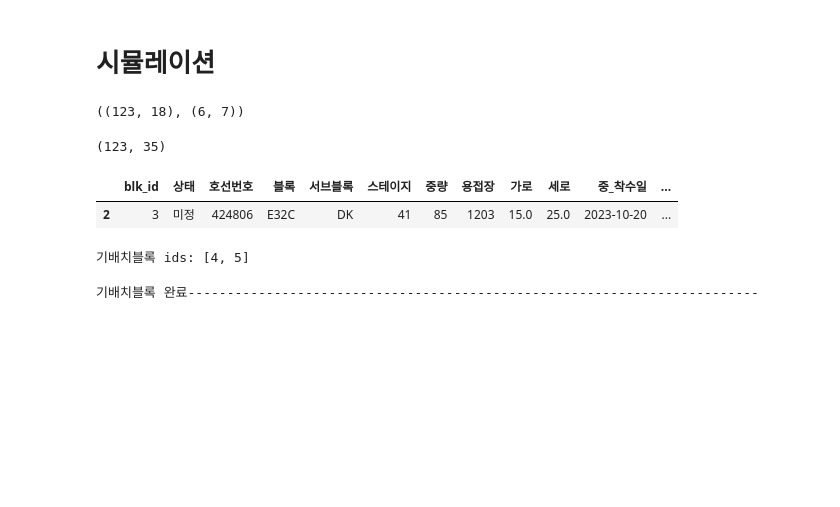
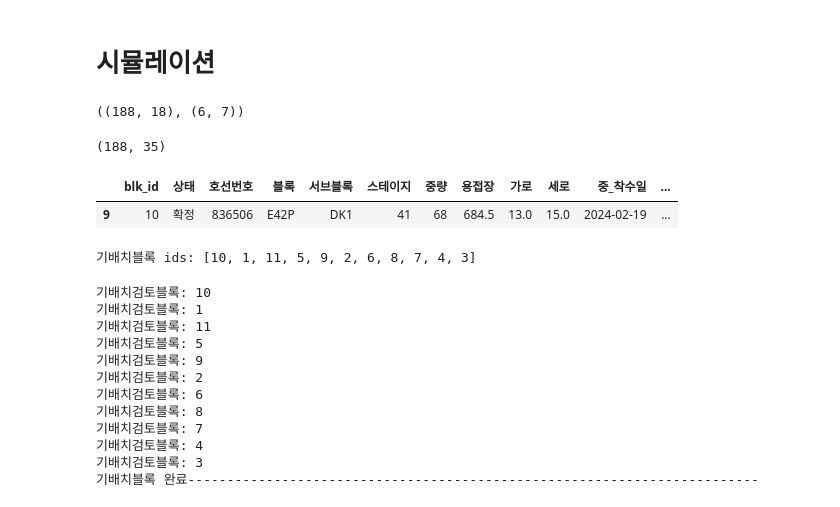
Before and after one commit to kstyle2198/optimus, a Jupyter notebook: 프로토타입8-2.ipynb, the cells around one changed output. Saved outputs shown, nothing was run; the diff lists cells and outputs as text; code cells hidden in the pictures; blank space fills up the shorter version.

```diff
--- a/프로토타입8-2.ipynb
+++ b/프로토타입8-2.ipynb
@@ -102,9 +101,13 @@ def 최소착수요구일구하기(납기, 공기):
     result = pd.to_datetime(납기) - timedelta(days=int(공기))
     return result.date()
 
-def 최선조기착수일구하기(최소착수요구일):
+# def 최선조기착수일구하기(최소착수요구일):
+#     global 조기착수한계일수
+#     return pd.to_datetime(최소착수요구일) - timedelta(days=int(조기착수한계일수))
+
+def 최선조기착수일구하기(중_착수일):
     global 조기착수한계일수
-    return pd.to_datetime(최소착수요구일) - timedelta(days=int(조기착수한계일수))
+    return pd.to_datetime(중_착수일) - timedelta(days=int(조기착수한계일수))
 
 @unpack_df_columns
 def E32C세로길이조정하기(블록, 세로):   # E32C 블록은 안전통로 일부 침범하여 세로 배치가능한 점 고려
@@ -131,7 +134,7 @@ def 블록데이터전처리(블록원데이터):
     블록데이터["계획공기"] = 블록데이터[["블록종류", "표준공기"]].apply(계획공기구하기, axis=1)
     블록데이터["반출일"] = 블록데이터["중_완료일"].apply(반출일구하기)
     블록데이터["최소착수요구일"] = 블록데이터[["반출일", "계획공기"]].apply(최소착수요구일구하기, axis=1)
-    블록데이터["최선조기착수일"] = 블록데이터["최소착수요구일"].apply(최선조기착수일구하기)
+    블록데이터["최선조기착수일"] = 블록데이터["중_착수일"].apply(최선조기착수일구하기)
 
     블록데이터["날짜순서"] = 블록데이터["최소착수요구일"].rank()
     블록데이터["공기순서"] = 블록데이터["표준공기"].rank(ascending=False)
@@ -540,6 +543,9 @@ def create_레이아웃달력(시작년:int, 시작월:int, 시작일: int, 종
 def update_레이아웃달력(레이아웃달력, 정반명, blk_id, 정반데이터, 블록데이터, 조기착수금지일, thresh, 후퇴배수):
 
     최소착수요구일 = 블록데이터[블록데이터["blk_id"]==blk_id]["최소착수요구일"].values[0]
+    최선조기착수일 = 블록데이터[블록데이터["blk_id"]==blk_id]["최선조기착수일"].values[0]
+
+
     계획공기 = int(블록데이터[블록데이터["blk_id"]==blk_id]["계획공기"].values[0])
     블록사이즈 = 블록데이터[블록데이터["blk_id"]==blk_id]["사이즈"].values[0]
     정반사이즈 = 정반데이터[정반데이터["정반명"]==정반명]["사이즈"].values[0]
@@ -548,9 +554,12 @@ def update_레이아웃달력(레이아웃달력, 정반명, blk_id, 정반데
     최선배치일 = ""
 
     날짜리스트 = [d.strftime("%Y-%m-%d") for d in 레이아웃달력.index]
-    start_date = 최소착수요구일
-    min_start_date = start_date - timedelta(days=조기착수금지일)
 
+    start_date = np.datetime_as_string(최선조기착수일, unit='D')
+    start_date = datetime.strptime(start_date, '%Y-%m-%d')
+    start_date = start_date.date()
+
+    min_start_date = start_date #start_date - timedelta(days=0)
     end_date = min_start_date + timedelta(days=계획공기)
     min_start_date= min_start_date.strftime('%Y-%m-%d')
     end_date = end_date.strftime('%Y-%m-%d')
@@ -633,9 +642,9 @@ def find_earlier(data):
 # %% [markdown]
 # 시뮬레이션
 # %%
-data_num = "_real2"
-착수일가중치, 공기가중치, 크기가중치 = 0.09, 0.01, 0.05
-조기착수금지, 블록간격, 후퇴계수 = 8, 0, 10
+data_num = "_real3"
+착수일가중치, 공기가중치, 크기가중치 = 0.9, 0.01, 0.05
+조기착수금지, 블록간격, 후퇴계수 = 7, 0, 15
 
 블록원데이터 = pd.read_excel(f"D:/공정최적화/data/data{data_num}.xlsx", sheet_name="블록데이터")
 정반원데이터 = pd.read_excel(f"D:/공정최적화/data/data{data_num}.xlsx", sheet_name="정반데이터")
@@ -647,12 +656,12 @@ data_num = "_real2"
 정반데이터 = 정반데이터전처리(정반원데이터)
 
 # 블록데이터 = 블록데이터[블록데이터["PAIR_TARGET"]=="PAIR"]  ## PAIR만 검토
-검토개수 = 123
+검토개수 = 188
 블록데이터 = 블록데이터.iloc[:검토개수,:]
 블록데이터.shape
 블록데이터.head(1)
 # -----------------------------------------------------------------------------------------
-시작년, 시작월, 시작일, 종료년, 종료월 = 2023, 10, 1, 2024, 4
+시작년, 시작월, 시작일, 종료년, 종료월 = 2024, 2, 1, 2024, 5
 레이아웃달력 = create_레이아웃달력(시작년, 시작월, 시작일, 종료년, 종료월, 정반데이터)
 #-------------------------------------------------------------------------------------------------------------
 for _ in tqdm(range(1)):
@@ -662,6 +671,7 @@ for _ in tqdm(range(1)):
     print(f"기배치블록 ids: {기배치블록리스트}")
     for _ in tqdm(range(len(기배치블록리스트))):
         target_block = 기배치블록리스트[0]
+        print(f"기배치검토블록: {target_block}")
         정반명 = 블록데이터[블록데이터["blk_id"]==target_block]["정반명"].values[0]
         레이아웃달력, 최선정반, 최선배치일 = update_레이아웃달력_기배치블록(레이아웃달력, 정반명, target_block, 정반데이터, 블록데이터, 0, 1)
         기배치블록리스트.remove(target_block)
@@ -680,13 +690,14 @@ for _ in tqdm(range(1)):
         target_block = 블록리스트[0]
         블록 = 블록데이터[블록데이터["blk_id"]==target_block]["블록"].values[0]
         블록종류 = 블록데이터[블록데이터["blk_id"]==target_block]["블록종류"].values[0]
+        중_착수일 = 블록데이터[블록데이터["blk_id"]==target_block]["중_착수일"].values[0]
         최선조기착수일 = 블록데이터[블록데이터["blk_id"]==target_block]["최선조기착수일"].values[0]
         최소착수요구일 = 블록데이터[블록데이터["blk_id"]==target_block]["최소착수요구일"].values[0]
         반출일 = 블록데이터[블록데이터["blk_id"]==target_block]["반출일"].values[0]
         PAIR_TARGET = 블록데이터[블록데이터["blk_id"]==target_block]["PAIR_TARGET"].values[0]
         PAIR_ID = 블록데이터[블록데이터["blk_id"]==target_block]["PAIR_ID"].values[0]
         print()
-        print(f"***** 검토대상: {target_block}-{블록}-{블록종류} | 최선조기착수일: {np.datetime_as_string(최선조기착수일, unit='D')}  최소착수요구일:{최소착수요구일}, 반출일:{np.datetime_as_string(반출일, unit='D')} ---------------------------------------------")
+        print(f"***** 검토대상: {target_block}-{블록}-{블록종류} | 중_착수일: {np.datetime_as_string(중_착수일, unit='D')}, 최선조기착수일: {np.datetime_as_string(최선조기착수일, unit='D')}  최소착수요구일:{최소착수요구일}, 반출일:{np.datetime_as_string(반출일, unit='D')} ---------------------------------------------")
 
         # 물리조건 체크
         반출한계가능정반 = 반출한계사이즈체크(target_block)
@@ -698,9 +709,9 @@ for _ in tqdm(range(1)):
 
         ## PAIR 블록인지 먼저 체크
         if PAIR_TARGET == "PAIR":
-            print("+++ PAIR 블록입니다.")
             PAIR_BLOCK_IDS = 블록데이터[블록데이터["PAIR_ID"]==PAIR_ID]["blk_id"].values
             blk_id1, blk_id2 = min(PAIR_BLOCK_IDS), max(PAIR_BLOCK_IDS)
+            print(f"+++ PAIR 블록입니다.- PAIR_BLOCK_IDS: {PAIR_BLOCK_IDS}, blk_id1:{blk_id1}, blk_id2:{blk_id2}")
             정반그룹= [블록종류체크정반[i:i+2] for i in range(0, len(블록종류체크정반), 2)]
             print(f"PAIR_TARGET: {PAIR_TARGET}, PAIR_ID: {PAIR_ID} | blk_id1: {blk_id1}, blk_id2: {blk_id2} - 정반그룹: {정반그룹}")
 
@@ -844,35 +855,46 @@ for _ in tqdm(range(1)):
                         최종결과_착수일자.append(최종착수일)
 
                 else:
                     random_number = randint(1, len(최종배치일1)) - 1
                     레아웃달력 = 레이아웃달력1[random_number]
                     최종정반 = 최선정반1[random_number]
                     최종착수일 = 최종배치일1[random_number]
 
                     최종결과_블록.append(target_block)
                     최종결과_정반.append(최종정반)
                     최종결과_착수일자.append(최종착수일)
 
                 print(f"🎉 [GOOD] blk_id: {target_block} - 최종배치정반: {최종정반}, 최종착수일:{최종착수일}")
 
             else:
                 print("🤔 [BAD] SINGLE 블록을 배치가능한 정반이 없습니다.")
                 레아웃달력 = prev_레이아웃달력
                 최종결과_블록.append(target_block)
                 최종결과_정반.append(None)
                 최종결과_착수일자.append(None)
 
             블록리스트.remove(target_block)
 
         if len(블록리스트) == 0:
             print("<<<검토완료>>>-------------------------------------------------------------------------------------------------")
             break
         else:
             pass
 # %% [output]
-((123, 18), (6, 7))
+((188, 18), (6, 7))
-(123, 35)
+(188, 35)
 |  | blk_id | 상태 | 호선번호 | 블록 | 서브블록 | 스테이지 | 중량 | 용접장 | 가로 | 세로 | 중_착수일 | ... |
-| 2 | 3 | 미정 | 424806 | E32C | DK | 41 | 85 | 1203 | 15.0 | 25.0 | 2023-10-20 | ... |
+| 9 | 10 | 확정 | 836506 | E42P | DK1 | 41 | 68 | 684.5 | 13.0 | 15.0 | 2024-02-19 | ... |
-기배치블록 ids: [4, 5]
+기배치블록 ids: [10, 1, 11, 5, 9, 2, 6, 8, 7, 4, 3]
+기배치검토블록: 10
+기배치검토블록: 1
+기배치검토블록: 11
+기배치검토블록: 5
+기배치검토블록: 9
+기배치검토블록: 2
+기배치검토블록: 6
+기배치검토블록: 8
+기배치검토블록: 7
+기배치검토블록: 4
+기배치검토블록: 3
 기배치블록 완료-------------------------------------------------------------------------
```
Also changed, not shown: parts of 14 cells of this notebook, 1 other file.
